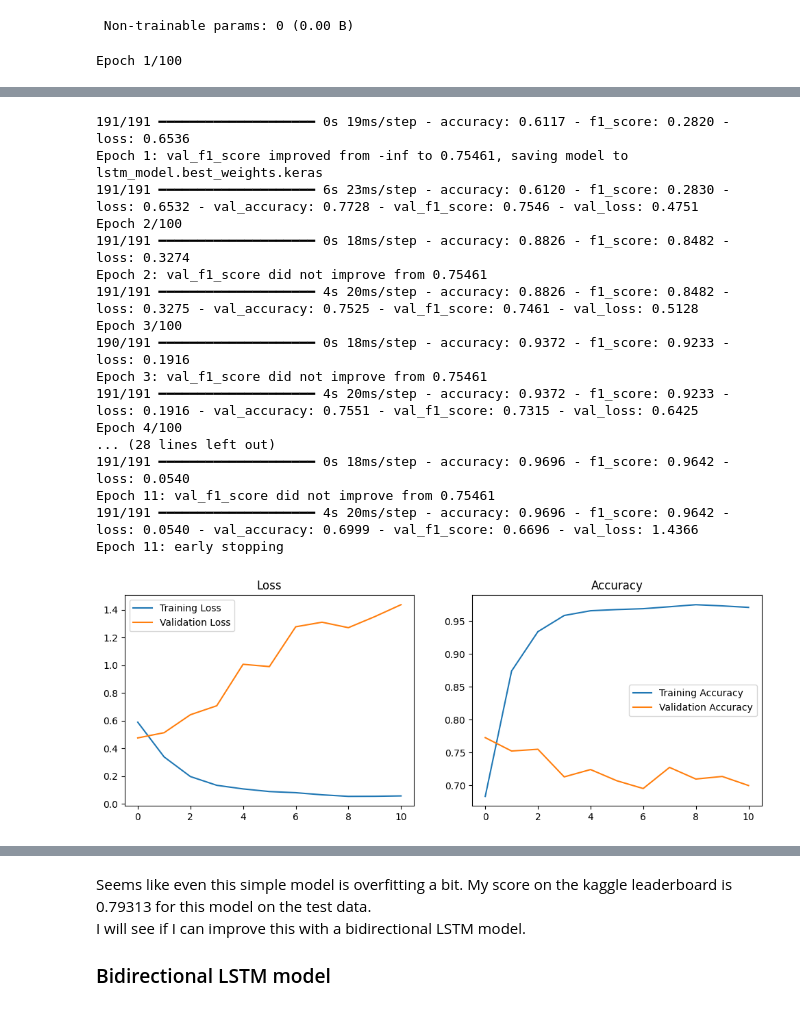
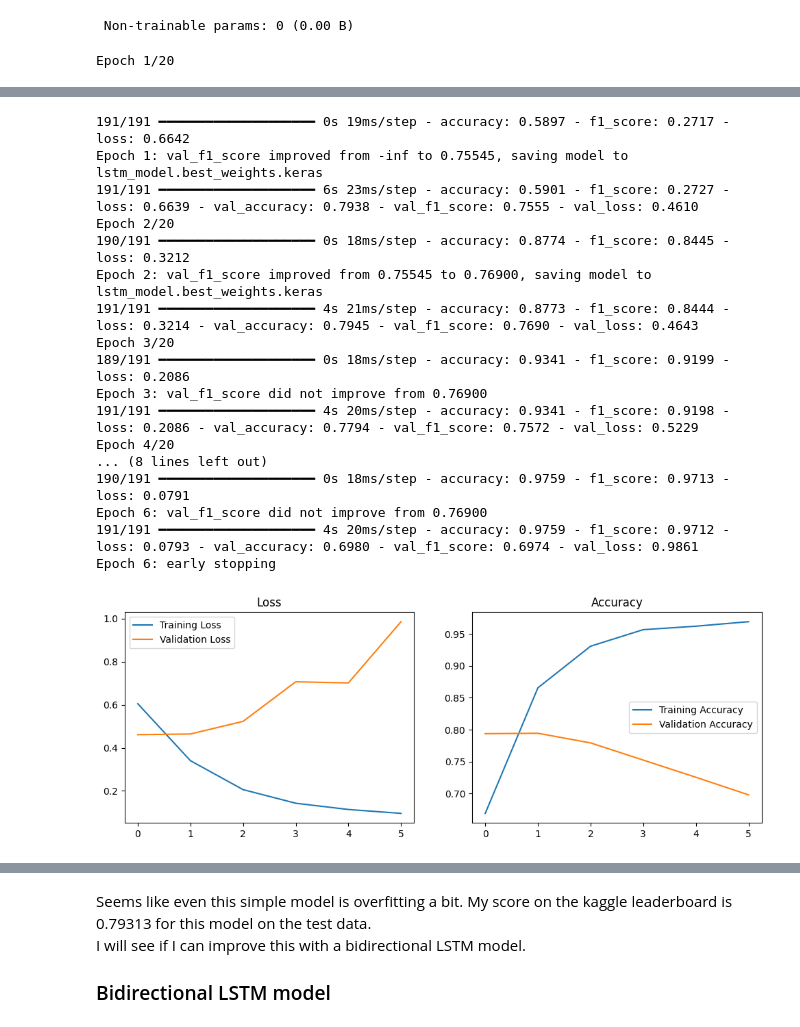
Before and after one commit to bharath1097/disaster_tweets_classification, a Jupyter notebook: disaster_tweets_classification.ipynb, the cells around one changed output, grey strips where cells are left out. Saved outputs shown, nothing was run; the diff lists cells and outputs as text; code cells hidden in the pictures.

```diff
--- a/disaster_tweets_classification.ipynb
+++ b/disaster_tweets_classification.ipynb
@@ -294,7 +294,7 @@ def train_model(model, model_name, X, y, epochs=100, batch_size=32, validation_s
         monitor='val_f1_score',
         mode='max')
     early_stopping = keras.callbacks.EarlyStopping(
-        patience=10,
+        patience=5,
         verbose=1)
 
     history = model.fit(X, y, epochs=epochs, batch_size=batch_size, validation_split=validation_split,
@@ -360,6 +360,6 @@ Model: "sequential"
  Non-trainable params: 0 (0.00 B)
 # %%
 model = train_model(model, 'lstm_model', train_df['text'].values, train_df['target'],
-                    epochs=100, batch_size=32)
+                    epochs=20, batch_size=32)
 # %% [output]
-Epoch 1/100
+Epoch 1/20
@@ -367,21 +367,21 @@ Epoch 1/100
-191/191 ━━━━━━━━━━━━━━━━━━━━ 0s 19ms/step - accuracy: 0.6117 - f1_score: 0.2820 - loss: 0.6536
-Epoch 1: val_f1_score improved from -inf to 0.75461, saving model to lstm_model.best_weights.keras
-191/191 ━━━━━━━━━━━━━━━━━━━━ 6s 23ms/step - accuracy: 0.6120 - f1_score: 0.2830 - loss: 0.6532 - val_accuracy: 0.7728 - val_f1_score: 0.7546 - val_loss: 0.4751
-Epoch 2/100
-191/191 ━━━━━━━━━━━━━━━━━━━━ 0s 18ms/step - accuracy: 0.8826 - f1_score: 0.8482 - loss: 0.3274
-Epoch 2: val_f1_score did not improve from 0.75461
-191/191 ━━━━━━━━━━━━━━━━━━━━ 4s 20ms/step - accuracy: 0.8826 - f1_score: 0.8482 - loss: 0.3275 - val_accuracy: 0.7525 - val_f1_score: 0.7461 - val_loss: 0.5128
-Epoch 3/100
-190/191 ━━━━━━━━━━━━━━━━━━━━ 0s 18ms/step - accuracy: 0.9372 - f1_score: 0.9233 - loss: 0.1916
-Epoch 3: val_f1_score did not improve from 0.75461
-191/191 ━━━━━━━━━━━━━━━━━━━━ 4s 20ms/step - accuracy: 0.9372 - f1_score: 0.9233 - loss: 0.1916 - val_accuracy: 0.7551 - val_f1_score: 0.7315 - val_loss: 0.6425
-Epoch 4/100
-... (28 lines left out)
-191/191 ━━━━━━━━━━━━━━━━━━━━ 0s 18ms/step - accuracy: 0.9696 - f1_score: 0.9642 - loss: 0.0540
-Epoch 11: val_f1_score did not improve from 0.75461
-191/191 ━━━━━━━━━━━━━━━━━━━━ 4s 20ms/step - accuracy: 0.9696 - f1_score: 0.9642 - loss: 0.0540 - val_accuracy: 0.6999 - val_f1_score: 0.6696 - val_loss: 1.4366
-Epoch 11: early stopping
+191/191 ━━━━━━━━━━━━━━━━━━━━ 0s 19ms/step - accuracy: 0.5897 - f1_score: 0.2717 - loss: 0.6642
+Epoch 1: val_f1_score improved from -inf to 0.75545, saving model to lstm_model.best_weights.keras
+191/191 ━━━━━━━━━━━━━━━━━━━━ 6s 23ms/step - accuracy: 0.5901 - f1_score: 0.2727 - loss: 0.6639 - val_accuracy: 0.7938 - val_f1_score: 0.7555 - val_loss: 0.4610
+Epoch 2/20
+190/191 ━━━━━━━━━━━━━━━━━━━━ 0s 18ms/step - accuracy: 0.8774 - f1_score: 0.8445 - loss: 0.3212
+Epoch 2: val_f1_score improved from 0.75545 to 0.76900, saving model to lstm_model.best_weights.keras
+191/191 ━━━━━━━━━━━━━━━━━━━━ 4s 21ms/step - accuracy: 0.8773 - f1_score: 0.8444 - loss: 0.3214 - val_accuracy: 0.7945 - val_f1_score: 0.7690 - val_loss: 0.4643
+Epoch 3/20
+189/191 ━━━━━━━━━━━━━━━━━━━━ 0s 18ms/step - accuracy: 0.9341 - f1_score: 0.9199 - loss: 0.2086
+Epoch 3: val_f1_score did not improve from 0.76900
+191/191 ━━━━━━━━━━━━━━━━━━━━ 4s 20ms/step - accuracy: 0.9341 - f1_score: 0.9198 - loss: 0.2086 - val_accuracy: 0.7794 - val_f1_score: 0.7572 - val_loss: 0.5229
+Epoch 4/20
+... (8 lines left out)
+190/191 ━━━━━━━━━━━━━━━━━━━━ 0s 18ms/step - accuracy: 0.9759 - f1_score: 0.9713 - loss: 0.0791
+Epoch 6: val_f1_score did not improve from 0.76900
+191/191 ━━━━━━━━━━━━━━━━━━━━ 4s 20ms/step - accuracy: 0.9759 - f1_score: 0.9712 - loss: 0.0793 - val_accuracy: 0.6980 - val_f1_score: 0.6974 - val_loss: 0.9861
+Epoch 6: early stopping
-[figure, old version]
+[figure, new version]
 # %%
 Ypred = model.predict(test_df['text'].values)
 Ypred = np.round(Ypred).astype(int)
```
Also changed, not shown: parts of 6 cells of this notebook.
